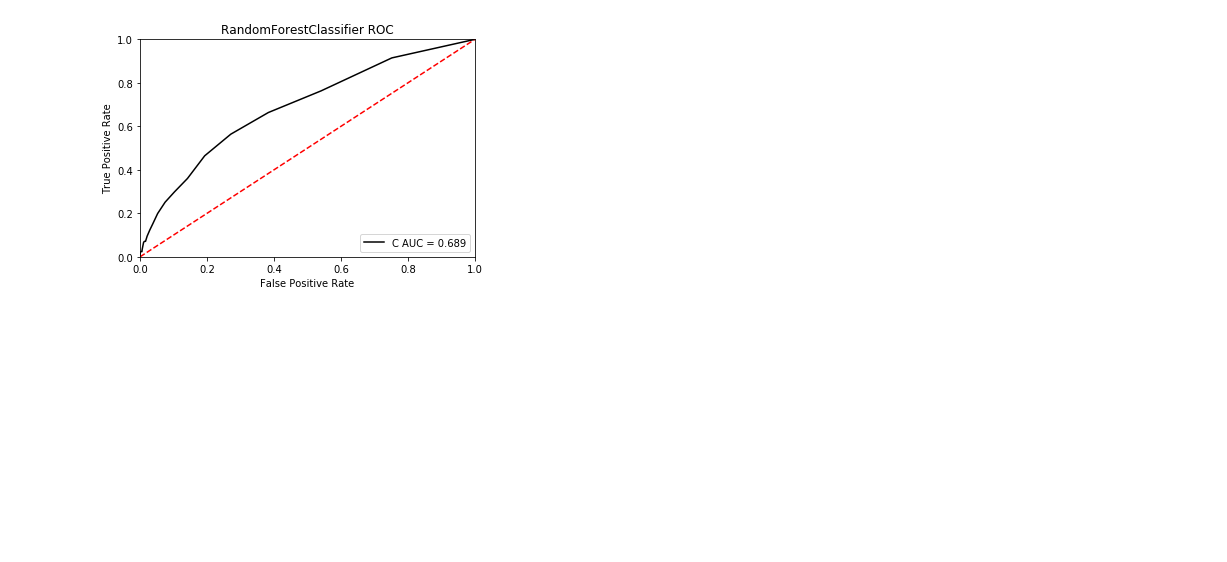
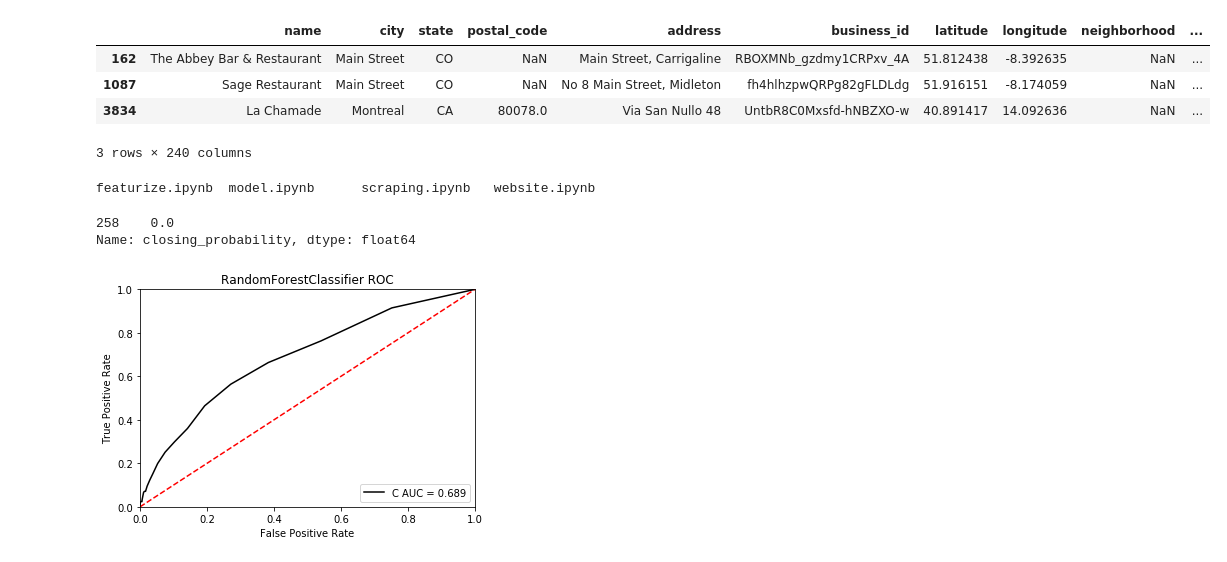
Before and after one commit to ellcrane/restaurant-closing-probability, a Jupyter notebook: notebooks/model.ipynb, the cells around one changed output. Cells and saved outputs as stored; diff of their text form; code cells hidden in the pictures; blank space fills up the shorter version.

```diff
--- a/notebooks/model.ipynb
+++ b/notebooks/model.ipynb
@@ -192,0 +198,12 @@ set(df.columns) - set(x_df.columns)
+# %%
+final_df[final_df['longitude'] > -20]
+# %% [output]
+|  | name | city | state | postal_code | address | business_id | latitude | longitude | neighborhood | ... |
+| 162 | The Abbey Bar & Restaurant | Main Street | CO | NaN | Main Street, Carrigaline | RBOXMNb_gzdmy1CRPxv_4A | 51.812438 | -8.392635 | NaN | ... |
+| 1087 | Sage Restaurant | Main Street | CO | NaN | No 8 Main Street, Midleton | fh4hlhzpwQRPg82gFLDLdg | 51.916151 | -8.174059 | NaN | ... |
+| 3834 | La Chamade | Montreal | CA | 80078.0 | Via San Nullo 48 | UntbR8C0Mxsfd-hNBZXO-w | 40.891417 | 14.092636 | NaN | ... |
+3 rows × 240 columns
+# %%
+ls
+# %% [output]
+featurize.ipynb  model.ipynb      scraping.ipynb   website.ipynb
@@ -193,3 +213,8 @@ set(df.columns) - set(x_df.columns)
+# %%
+get_closing_probability('735 S Green Valley Pkwy')
+# %% [output]
+258    0.0
+Name: closing_probability, dtype: float64
 # %%
 for model in models:
     plot_roc(model, X_test, y_test)
```
Also changed, not shown: parts of 7 cells of this notebook, 2 other files.
